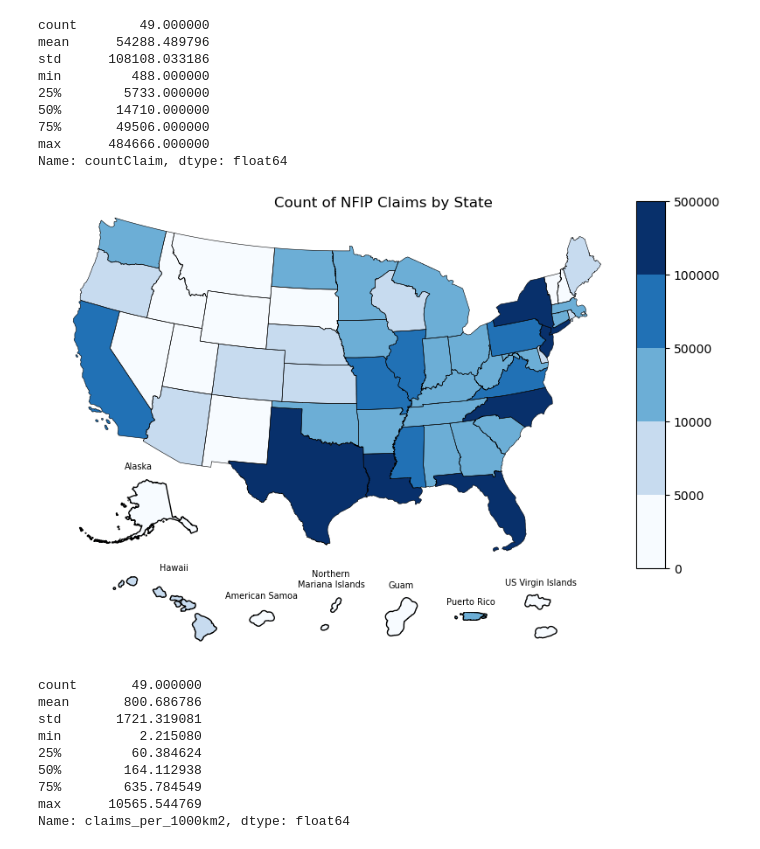
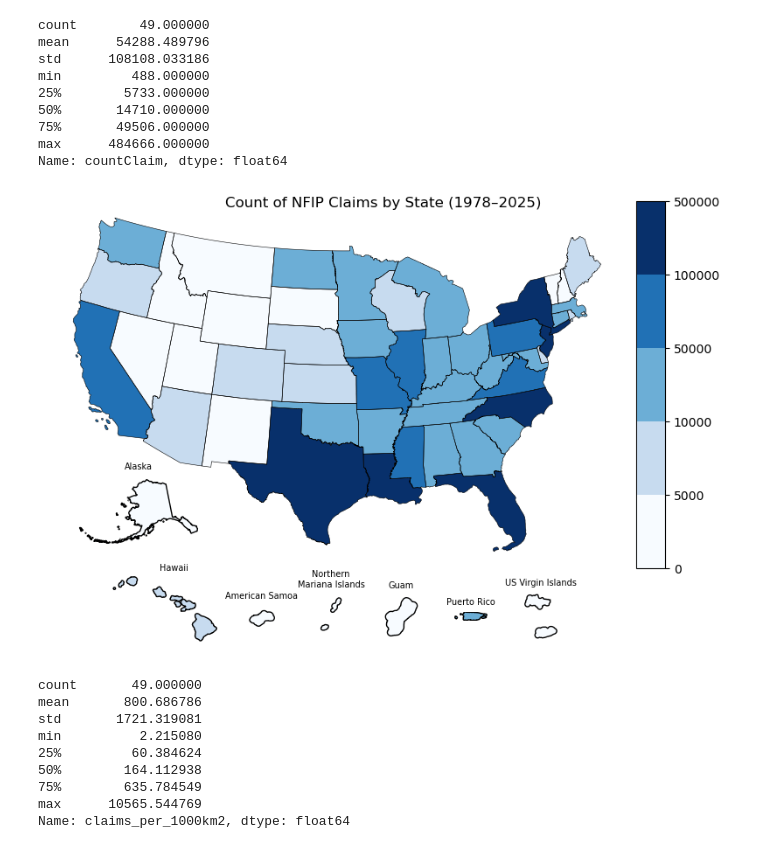
Before and after one commit to mebauer/duckdb-fema-nfip, a Jupyter notebook: figures.ipynb, the cells around one changed output. Drawn from its saved outputs; the diff is of its cells as text; code cells hidden in the pictures.

```diff
--- a/figures.ipynb
+++ b/figures.ipynb
@@ -598,12 +588,9 @@ state_loss_df = con.sql("""
     SELECT
         state,
         COUNT(id) AS countClaim
-    FROM
-        claims
-    GROUP BY
-        state
-    ORDER BY
-        state ASC
+    FROM claims
+    GROUP BY state
+    ORDER BY state ASC
 """).df()
 
 print(state_loss_df.shape)
@@ -770,35 +758,35 @@ pr = fig.add_axes([.60, 0.1, 0.05, 0.1])
 vi = fig.add_axes([.70, 0.1, 0.05, 0.1])
 
 # plot non-conus states
 plot_states('02', 3338, alaska, 'Alaska')
 plot_states('15', 3760, hawaii, 'Hawaii')
 plot_states('60', 3102, ams, 'American Samoa')
 plot_states('69', 3993, mp, 'Northern\nMariana Islands')
 plot_states('66', 3993, gu, 'Guam')
 plot_states('72', 4326, pr, 'Puerto Rico')
 plot_states('78', 3991, vi, 'US Virgin Islands')
 
 # axis aesthetics
 ax.axis('off')
 ams.axis('off')
 ams.set_xlim(left=150_000, right=350_000)
 ams.set_ylim(bottom=250_000, top=375_000)
 gu.axis('off')
 mp.axis('off')
 mp.set_ylim(bottom=None, top=275_000)
 pr.axis('off')
 vi.axis('off')
 hawaii.axis('off')
 hawaii.set_xlim(700_000)
 hawaii.set_ylim(bottom=None, top=1_000_000)
 hawaii.set_title('Hawaii', y=.7, fontsize=7)
 alaska.axis('off')
 
-fig.suptitle('Count of NFIP Claims by State', y=.75)
+fig.suptitle('Count of NFIP Claims by State (1978–2025)', y=.75)
 fig.tight_layout()
 fig.savefig('figures/count-claims-map.png', dpi=200, bbox_inches='tight')
 # %% [output]
-[figure, old version]
+[figure, new version]
 # %%
 # identify bounds of map
 conus_gdf['claims_per_1000km2'].describe()
```
Also changed, not shown: parts of 14 cells of this notebook, 3 other files.
